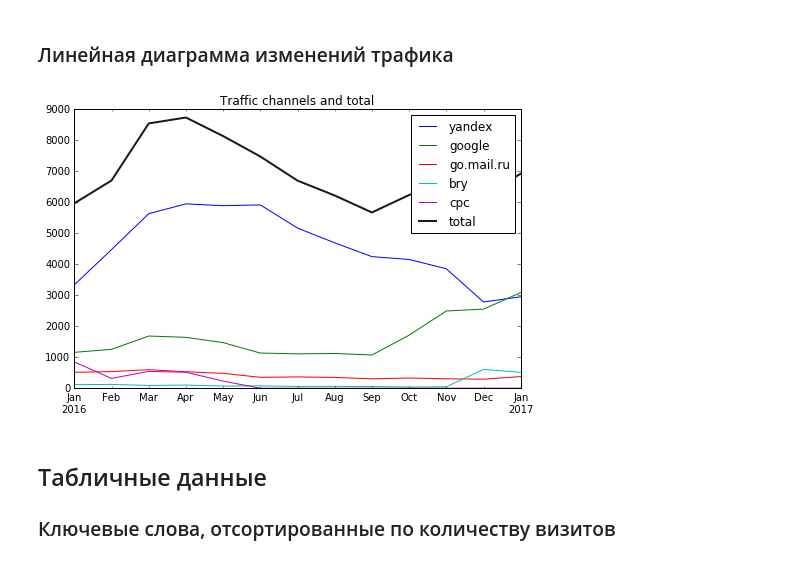
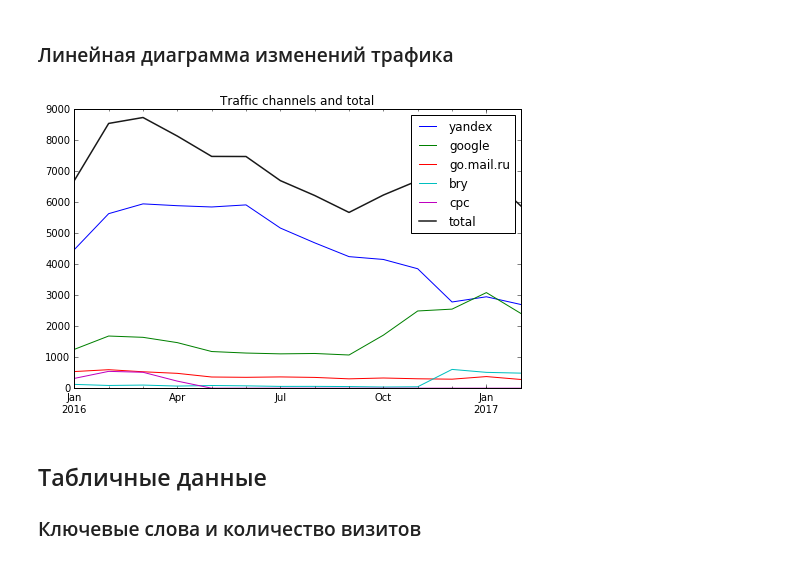
Before and after one commit to robosnob/took-took.ru, a Jupyter notebook: Reports/Took-Took.ru.ipynb, the cells around one changed output. Drawn from its saved outputs; the diff is of its cells as text; code cells hidden in the pictures.

```diff
--- a/Reports/Took-Took.ru.ipynb
+++ b/Reports/Took-Took.ru.ipynb
@@ -46,0 +29,3 @@ report['2016':'2017'] # данные за 2016-2017
+# %%
+rep_2016_17 = report['2016':] # данные с 2016 по н.в.
+rep_2016_17
@@ -70,12 +72,12 @@ ticks = ax.set_xticklabels(['{:%b %Y}'.format(x) for x in report.index]);
 # %%
 fig = plt.figure(figsize=(8,5));
 ax = fig.add_subplot(111);
-report.channels.plot(ax=ax);
-report.channels.sum(axis=1).plot(color=(0,0,0), linewidth=2, alpha=.9, label='total');
+rep_2016_17.channels.plot(ax=ax);
+rep_2016_17.channels.sum(axis=1).plot(color=(0,0,0), linewidth=1.5, alpha=.9, label='total');
 ax.set_title('Traffic channels and total')
 ax.legend(loc='upper right');
 # %% [output]
-[figure, old version]
+[figure, new version]
 # %% [markdown]
 <h2>Табличные данные</h2>
-<h3>Ключевые слова, отсортированные по количеству визитов</h3>
+<h3>Ключевые слова и количество визитов</h3>
```
Also changed, not shown: parts of 13 cells of this notebook.
